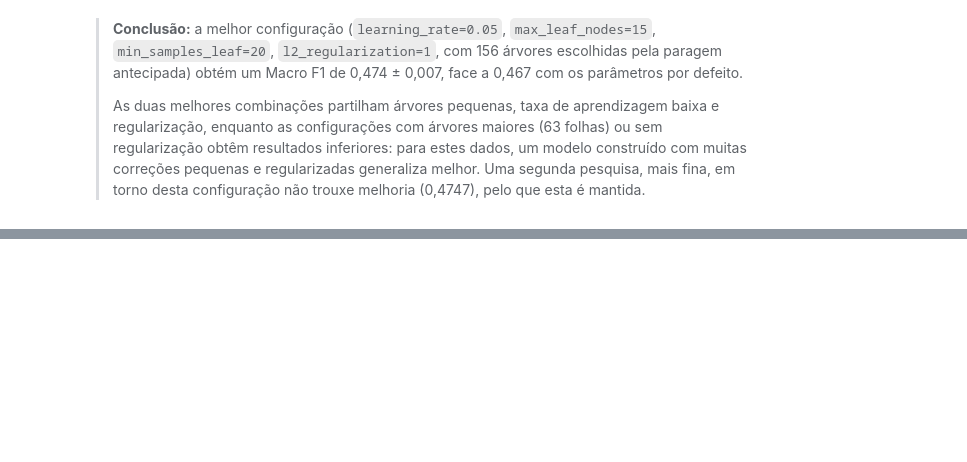
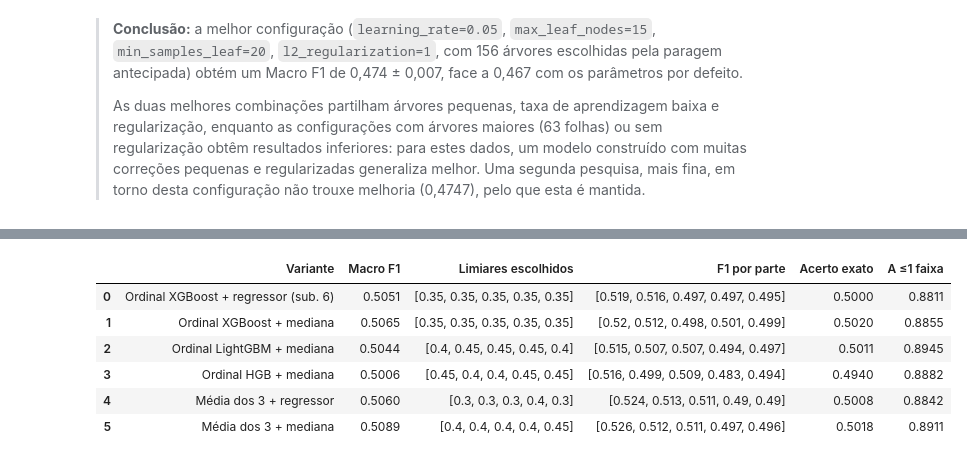
Before and after one commit to davidalves2/DAA, a Jupyter notebook: notebooks/Notebook_03.ipynb, the cells around one changed output, grey strips where cells are left out. Drawn from its saved outputs; the diff is of its cells as text; code cells hidden in the pictures; blank space fills up the shorter version.

Commit message:
Notebooks 1-4 limpos, modelo ordinal final (Kaggle 0,51) e registo de experiências
Co-Authored-By: Claude Opus 5.5 <noreply@anthropic.com>

```diff
--- a/notebooks/Notebook_03.ipynb
+++ b/notebooks/Notebook_03.ipynb
@@ -204,7 +208,7 @@ distribuicao = {
 
 inicio = time.time()
 pesquisa_gb = RandomizedSearchCV(gb_base, distribuicao, n_iter=12, cv=cv, scoring='f1_macro',
-                                 n_jobs=-1, random_state=RANDOM_STATE)
+                                 n_jobs=4, random_state=RANDOM_STATE)
 pesquisa_gb.fit(X, y)
 print(f"Tempo total: {(time.time() - inicio) / 60:.1f} min")
 
@@ -381,0 +601,16 @@ As submissões 1 a 3 foram feitas com versões intermédias dos dados (antes da
+# %%
+prev_sub5, limiares_sub5 = aninhado(proba_xgb, prev_reg)
+prev_sub6, limiares_sub6 = aninhado(proba_ord, prev_reg)
+
+resultados = []
+for nome, prev, limiares in [('XGBoost + regressor (sub. 5)', prev_sub5, limiares_sub5),
+                             ('Ordinal + regressor', prev_sub6, limiares_sub6)]:
+    resultados.append({'Combinação': nome,
+                       'Macro F1': f1_score(y, prev, average='macro'),
+                       'Limiares escolhidos': limiares,
+                       'F1 por parte': [round(f1_score(y.iloc[v], prev[v], average='macro'), 3) for _, v in partes],
+                       'Acerto exato': (prev == y).mean(),
+                       'A ≤1 faixa': (np.abs(prev - y) <= 1).mean()})
+display(pd.DataFrame(resultados).round(4))
+print(f"Decididas pelo regressor (limiar 0,35): ordinal {(proba_ord.max(axis=1) < 0.35).mean() * 100:.1f}% | "
+      f"XGBoost {(proba_xgb.max(axis=1) < 0.35).mean() * 100:.1f}%")
@@ -381,0 +638,74 @@ As submissões 1 a 3 foram feitas com versões intermédias dos dados (antes da
+# %%
+from lightgbm import LGBMClassifier   # importado só aqui (ver nota no markdown)
+
+def probabilidades_ordinais_modelo(criar_modelo, X_treino, y_treino, X_prever):
+    """Igual à probabilidades_ordinais (7.4), mas com qualquer classificador binário."""
+    pesos_treino = compute_sample_weight('balanced', y_treino)
+    acima = np.zeros((len(X_prever), 15))
+    for k in range(15):
+        modelo = criar_modelo()
+        modelo.fit(X_treino, (y_treino > k).astype(int), sample_weight=pesos_treino)
+        acima[:, k] = modelo.predict_proba(X_prever)[:, 1]
+    acima = np.minimum.accumulate(acima, axis=1)
+    proba = np.column_stack([1 - acima[:, 0], acima[:, :-1] - acima[:, 1:], acima[:, -1]])
+    proba = np.clip(proba, 1e-6, None)
+    return proba / proba.sum(axis=1, keepdims=True)
+
+
+MODELOS_ORDINAIS = {
+    'LightGBM': (lambda s: LGBMClassifier(n_estimators=300, learning_rate=0.05, num_leaves=15, min_child_samples=20,
+                                          subsample=0.8, subsample_freq=1, colsample_bytree=0.5, reg_lambda=1,
+                                          verbose=-1, n_jobs=-1, random_state=s), [42, 1, 2, 3]),
+    'HGB': (lambda s: HistGradientBoostingClassifier(max_iter=300, learning_rate=0.05, max_leaf_nodes=15,
+                                                     min_samples_leaf=20, l2_regularization=1,
+                                                     early_stopping=False, random_state=s), [42, 1]),
+}
+
+FICHEIRO_OOF = os.path.join(DATA_DIR, 'oof_ordinal_lgbm_hgb.csv')
+if os.path.exists(FICHEIRO_OOF):
+    oof_ordinais = pd.read_csv(FICHEIRO_OOF, index_col='PID')
+    print(f'Previsões lidas de {FICHEIRO_OOF}')
+else:
+    inicio = time.time()
+    colunas = []
+    for nome, (criar, sementes) in MODELOS_ORDINAIS.items():
+        proba = np.zeros((len(X), 16))
+        for semente in sementes:
+            for treino, validacao in partes:
+                proba[validacao] += probabilidades_ordinais_modelo(lambda: criar(semente), X.values[treino], y.values[treino],
+                                                                   X.values[validacao]) / len(sementes)
+        colunas.append(pd.DataFrame(proba, index=X.index, columns=[f'{nome}_{k}' for k in range(16)]))
+        print(f'{nome}: {time.time() - inicio:.0f} s')
+    oof_ordinais = pd.concat(colunas, axis=1)
+    oof_ordinais.to_csv(FICHEIRO_OOF)
+
+proba_lgbm = oof_ordinais[[f'LightGBM_{k}' for k in range(16)]].values
+proba_hgb = oof_ordinais[[f'HGB_{k}' for k in range(16)]].values
+proba_3 = (proba_ord + proba_lgbm + proba_hgb) / 3                     # média dos 3 modelos ordinais
+
+
+def mediana(proba):
+    """Faixa onde a probabilidade acumulada passa os 50%."""
+    return (np.cumsum(proba, axis=1) < 0.5).sum(axis=1)
+
+
+variantes = {
+    'Ordinal XGBoost + regressor (sub. 6)': aninhado(proba_ord, prev_reg),
+    'Ordinal XGBoost + mediana': aninhado(proba_ord, mediana(proba_ord)),
+    'Ordinal LightGBM + mediana': aninhado(proba_lgbm, mediana(proba_lgbm)),
+    'Ordinal HGB + mediana': aninhado(proba_hgb, mediana(proba_hgb)),
+    'Média dos 3 + regressor': aninhado(proba_3, prev_reg),
+    'Média dos 3 + mediana': aninhado(proba_3, mediana(proba_3)),
+}
+resultados = []
+for nome, (prev, limiares) in variantes.items():
+    resultados.append({'Variante': nome,
+                       'Macro F1': f1_score(y, prev, average='macro'),
+                       'Limiares escolhidos': limiares,
+                       'F1 por parte': [round(f1_score(y.iloc[v], prev[v], average='macro'), 3) for _, v in partes],
+                       'Acerto exato': (prev == y).mean(),
+                       'A ≤1 faixa': (np.abs(prev - y) <= 1).mean()})
+display(pd.DataFrame(resultados).round(4))
+print(f'Concordância entre os 3 modelos ordinais (mesma faixa mais provável): '
+      f'{np.mean((proba_ord.argmax(1) == proba_lgbm.argmax(1)) & (proba_ord.argmax(1) == proba_hgb.argmax(1))) * 100:.1f}%')
+# %% [output]
@@ -381,0 +713,7 @@ As submissões 1 a 3 foram feitas com versões intermédias dos dados (antes da
+|  | Variante | Macro F1 | Limiares escolhidos | F1 por parte | Acerto exato | A ≤1 faixa |
+| 0 | Ordinal XGBoost + regressor (sub. 6) | 0.5051 | [0.35, 0.35, 0.35, 0.35, 0.35] | [0.519, 0.516, 0.497, 0.497, 0.495] | 0.5000 | 0.8811 |
+| 1 | Ordinal XGBoost + mediana | 0.5065 | [0.35, 0.35, 0.35, 0.35, 0.35] | [0.52, 0.512, 0.498, 0.501, 0.499] | 0.5020 | 0.8855 |
+| 2 | Ordinal LightGBM + mediana | 0.5044 | [0.4, 0.45, 0.45, 0.45, 0.4] | [0.515, 0.507, 0.507, 0.494, 0.497] | 0.5011 | 0.8945 |
+| 3 | Ordinal HGB + mediana | 0.5006 | [0.45, 0.4, 0.4, 0.45, 0.45] | [0.516, 0.499, 0.509, 0.483, 0.494] | 0.4940 | 0.8882 |
+| 4 | Média dos 3 + regressor | 0.5060 | [0.3, 0.3, 0.3, 0.4, 0.3] | [0.524, 0.513, 0.511, 0.49, 0.49] | 0.5008 | 0.8842 |
+| 5 | Média dos 3 + mediana | 0.5089 | [0.4, 0.4, 0.4, 0.4, 0.45] | [0.526, 0.512, 0.511, 0.497, 0.496] | 0.5018 | 0.8911 |
```
Also changed, not shown: parts of 32 cells of this notebook, 7 other files.
